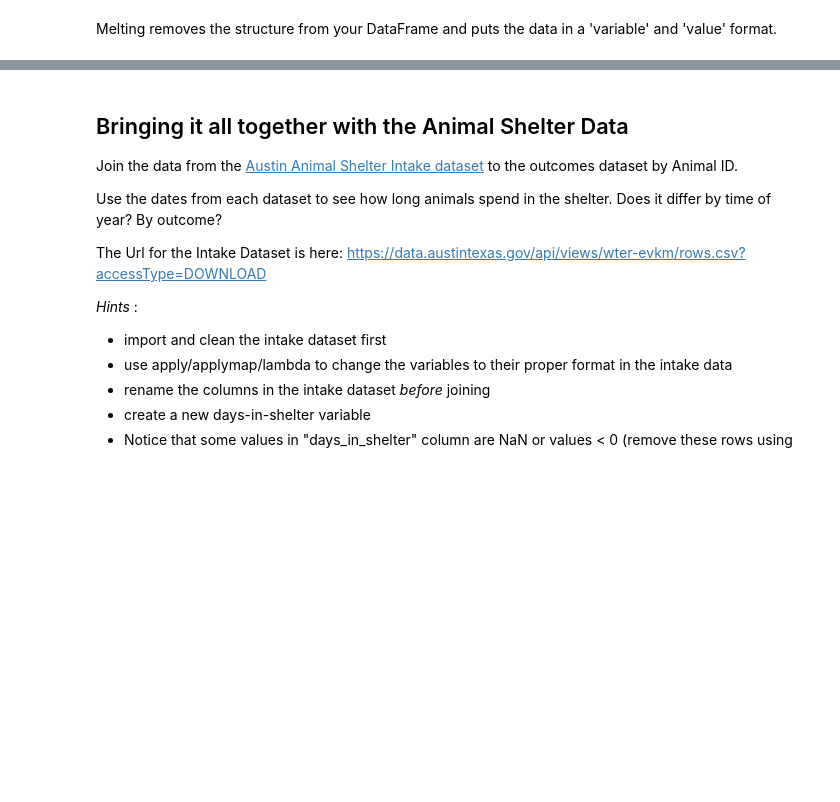
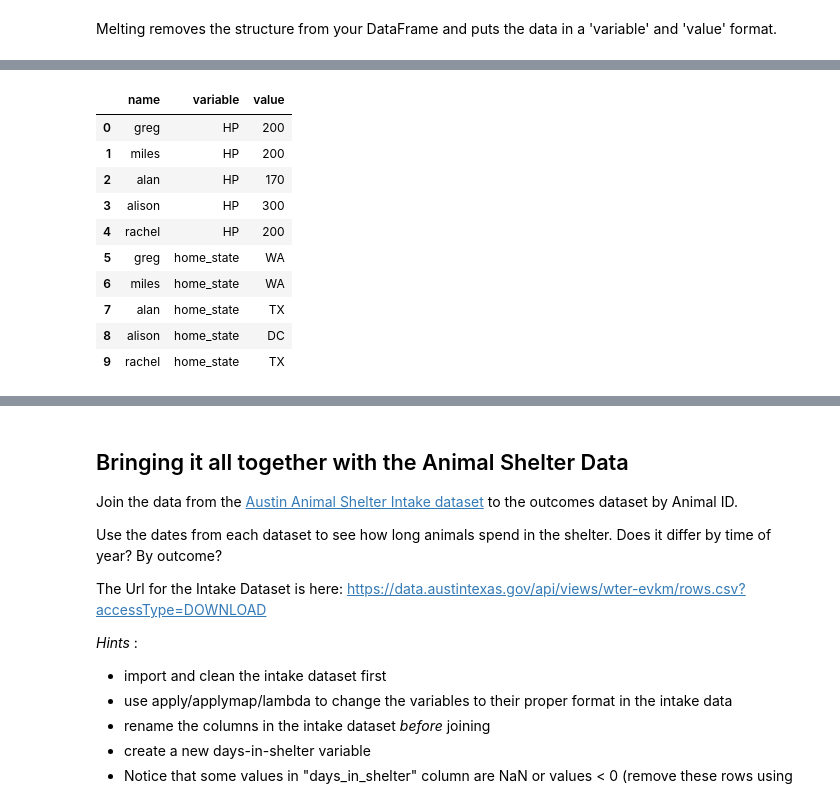
Before and after one commit to tingting-science/dc_ds_06_03_19, a Jupyter notebook: module_1/week_2/day_1_manipulating_data_pandas/manipulating_data_with_pandas_tingting.ipynb, the cells around one changed output, grey strips where cells are left out. Cells and saved outputs as stored; diff of their text form; code cells hidden in the pictures; blank space fills up the shorter version.

```diff
--- a/module_1/week_2/day_1_manipulating_data_pandas/manipulating_data_with_pandas_tingting.ipynb
+++ b/module_1/week_2/day_1_manipulating_data_pandas/manipulating_data_with_pandas_tingting.ipynb
@@ -446,4 +757,17 @@ ds_chars.head()
 # %%
-pd.melt(ds_chars,
+melted = pd.melt(ds_chars,
         id_vars=['name'],
         value_vars=['HP', 'home_state'])
+melted
+# %% [output]
+|  | name | variable | value |
+| 0 | greg | HP | 200 |
+| 1 | miles | HP | 200 |
+| 2 | alan | HP | 170 |
+| 3 | alison | HP | 300 |
+| 4 | rachel | HP | 200 |
+| 5 | greg | home_state | WA |
+| 6 | miles | home_state | WA |
+| 7 | alan | home_state | TX |
+| 8 | alison | home_state | DC |
+| 9 | rachel | home_state | TX |
```
Also changed, not shown: parts of 40 cells of this notebook.
